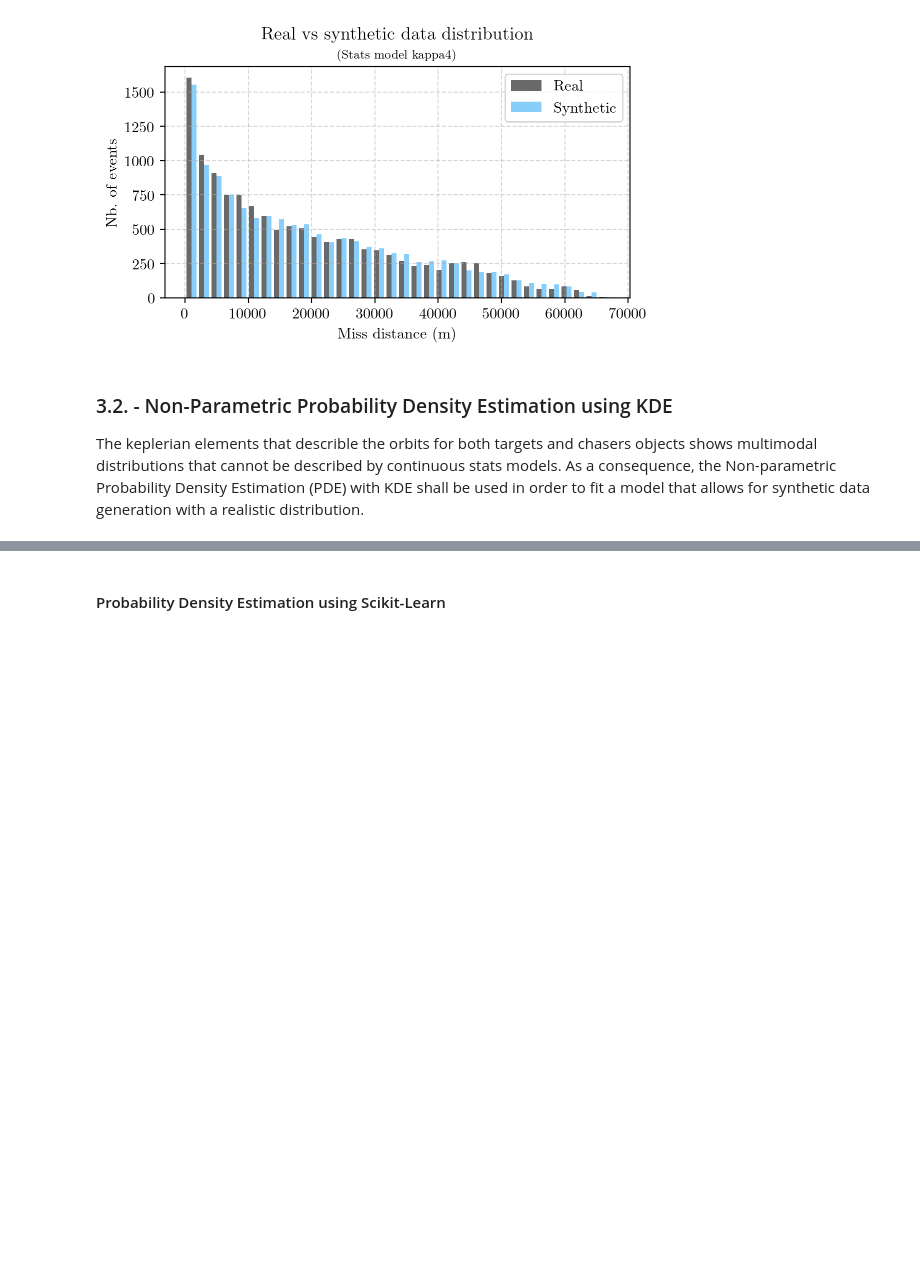
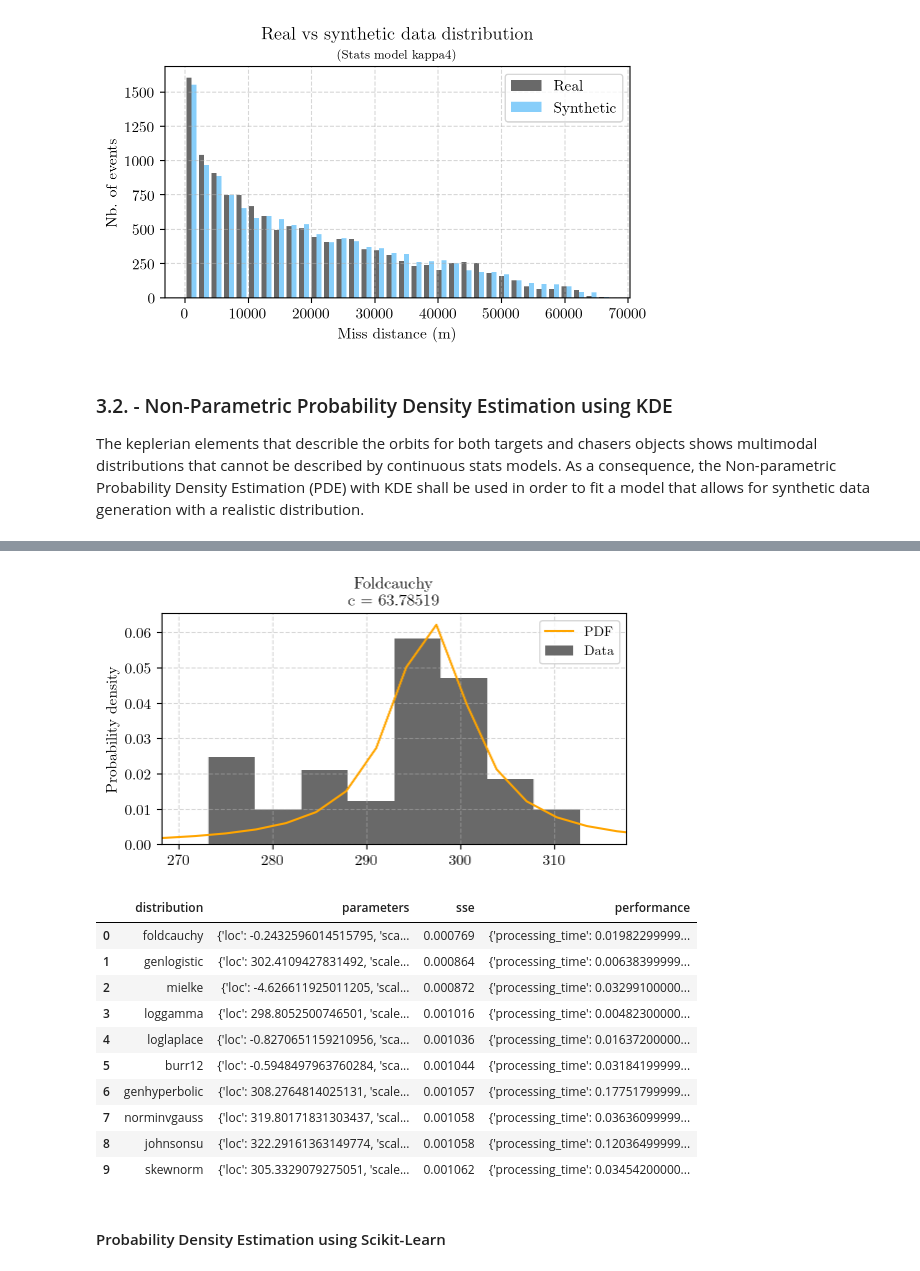
Before and after one commit to JJavierRosales/scapy, a Jupyter notebook: notebooks/Kelvins - Collision Avoidance Challenge + EDA.ipynb, the cells around one changed output, grey strips where cells are left out. Cells and saved outputs as stored; diff of their text form; code cells hidden in the pictures; blank space fills up the shorter version.

```diff
--- a/notebooks/Kelvins - Collision Avoidance Challenge + EDA.ipynb
+++ b/notebooks/Kelvins - Collision Avoidance Challenge + EDA.ipynb
@@ -780,3 +731,51 @@ for keColumn, keLabel in keColumns.items():
+# %%
+sub_data = data[cluster_labels==5]
+
+# Display plot
+plt.figure(figsize=(10,2.5))
+
+plt.hist(sub_data, bins = nbins(sub_data, 'fd'))
+
+plt.title(r'Histogram', fontsize=12)
+plt.xlabel(r'Perigee (Km)')
+plt.ylabel(r'Nb. of events')
+plt.grid(True, linestyle="dashed", alpha=0.5)
+plt.show()
+
+
+# Define list of continuous distributions to exclude from the fitting process
+stdist_excluded = ['studentized_range', 'levy_l_gen', 'levy_stable']
+
+# Find distribution that best fits the data
+# distribution = fit_distribution(st.kappa4, data, bins = nbins(data, 'fd'))
+distribution, ranking = find_best_distribution(sub_data,
+                                               bins = nbins(sub_data, 'fd'),
+                                               exclusion_list = stdist_excluded)
+
+# Make Probability Density Function with distribution parameters
+pdf = make_pdf(distribution['distribution'], distribution['parameters'])
+
+# Print plot including histogram and distribution fitted
+plot_distribution(sub_data,
+                  distribution['distribution'],
+                  distribution['parameters'],
+                  bins = nbins(sub_data, 'fd'))
+
+
+ranking.head(10)
+# %% [output]
+[figure, added]
+|  | distribution | parameters | sse | performance |
+| 0 | foldcauchy | {'loc': -0.2432596014515795, 'sca... | 0.000769 | {'processing_time': 0.01982299999... |
+| 1 | genlogistic | {'loc': 302.4109427831492, 'scale... | 0.000864 | {'processing_time': 0.00638399999... |
+| 2 | mielke | {'loc': -4.626611925011205, 'scal... | 0.000872 | {'processing_time': 0.03299100000... |
+| 3 | loggamma | {'loc': 298.8052500746501, 'scale... | 0.001016 | {'processing_time': 0.00482300000... |
+| 4 | loglaplace | {'loc': -0.8270651159210956, 'sca... | 0.001036 | {'processing_time': 0.01637200000... |
+| 5 | burr12 | {'loc': -0.5948497963760284, 'sca... | 0.001044 | {'processing_time': 0.03184199999... |
+| 6 | genhyperbolic | {'loc': 308.2764814025131, 'scale... | 0.001057 | {'processing_time': 0.17751799999... |
+| 7 | norminvgauss | {'loc': 319.80171831303437, 'scal... | 0.001058 | {'processing_time': 0.03636099999... |
+| 8 | johnsonsu | {'loc': 322.29161363149774, 'scal... | 0.001058 | {'processing_time': 0.12036499999... |
+| 9 | skewnorm | {'loc': 305.3329079275051, 'scale... | 0.001062 | {'processing_time': 0.03454200000... |
 # %% [markdown]
 #### Probability Density Estimation using Scikit-Learn
 # %%
```
Also changed, not shown: parts of 13 cells of this notebook.
